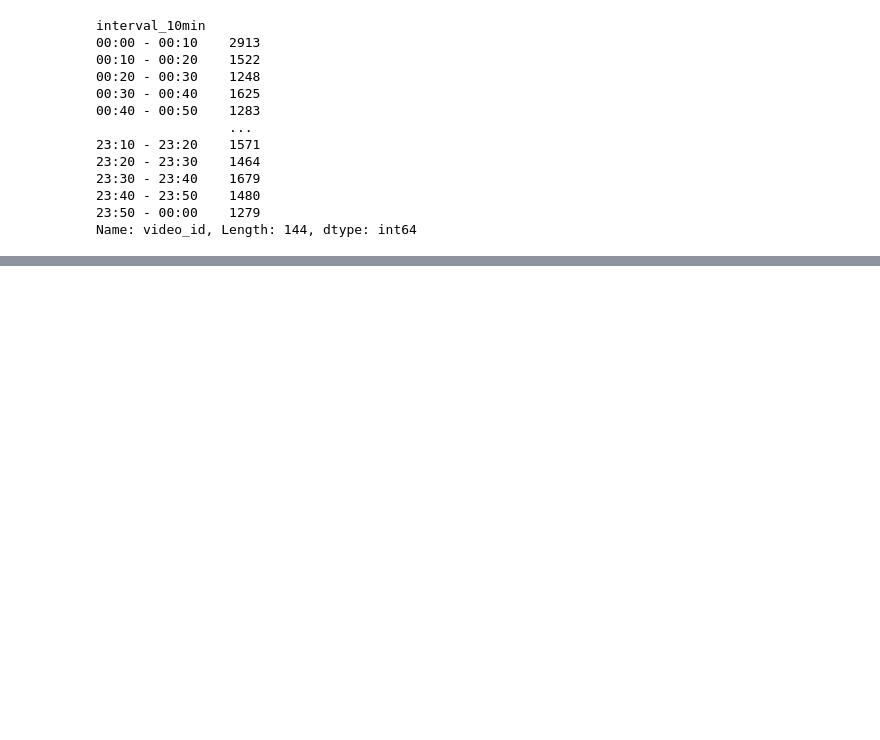
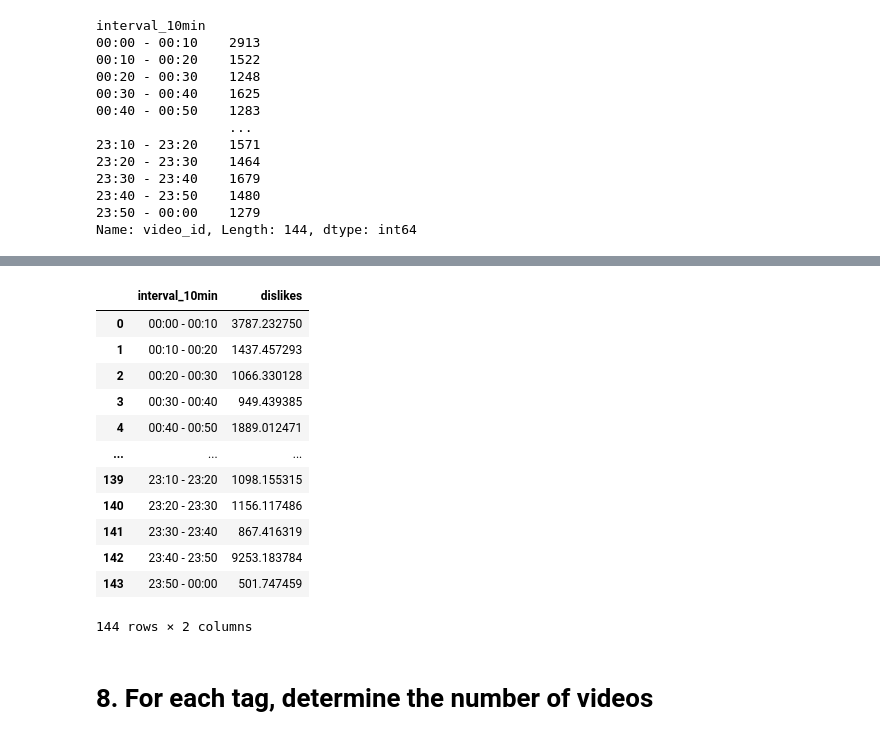
Before and after one commit to KevinDex3/Foundations-ComputerScience-Project, a Jupyter notebook: TrendingYoutube.ipynb, the cells around one changed output, grey strips where cells are left out. Cells and saved outputs as stored; diff of their text form; code cells hidden in the pictures; blank space fills up the shorter version.

```diff
--- a/TrendingYoutube.ipynb
+++ b/TrendingYoutube.ipynb
@@ -246,0 +268,20 @@ print("The max number is: " + str(max(num_of_videos)) + " and the min number is
+# %%
+# For each interval the average number of dislikes
+average_number_dilikes = df_all.groupby("interval_10min")["dislikes"].mean().reset_index()
+average_number_dilikes
+# %% [output]
+|  | interval_10min | dislikes |
+| 0 | 00:00 - 00:10 | 3787.232750 |
+| 1 | 00:10 - 00:20 | 1437.457293 |
+| 2 | 00:20 - 00:30 | 1066.330128 |
+| 3 | 00:30 - 00:40 | 949.439385 |
+| 4 | 00:40 - 00:50 | 1889.012471 |
+| ... | ... | ... |
+| 139 | 23:10 - 23:20 | 1098.155315 |
+| 140 | 23:20 - 23:30 | 1156.117486 |
+| 141 | 23:30 - 23:40 | 867.416319 |
+| 142 | 23:40 - 23:50 | 9253.183784 |
+| 143 | 23:50 - 00:00 | 501.747459 |
+144 rows × 2 columns
+# %% [markdown]
+# 8. For each tag, determine the number of videos
```
Also changed, not shown: parts of 8 cells of this notebook.
